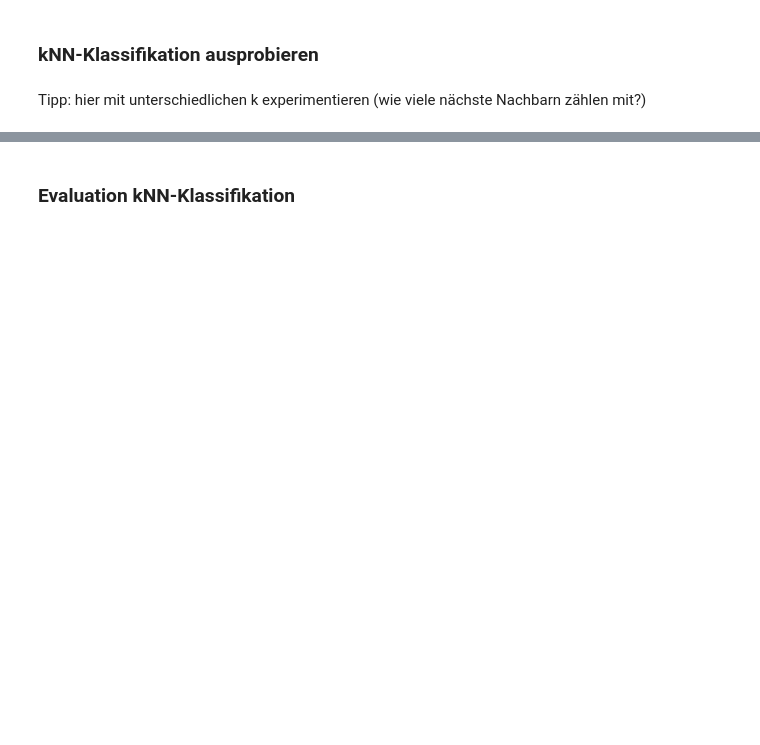
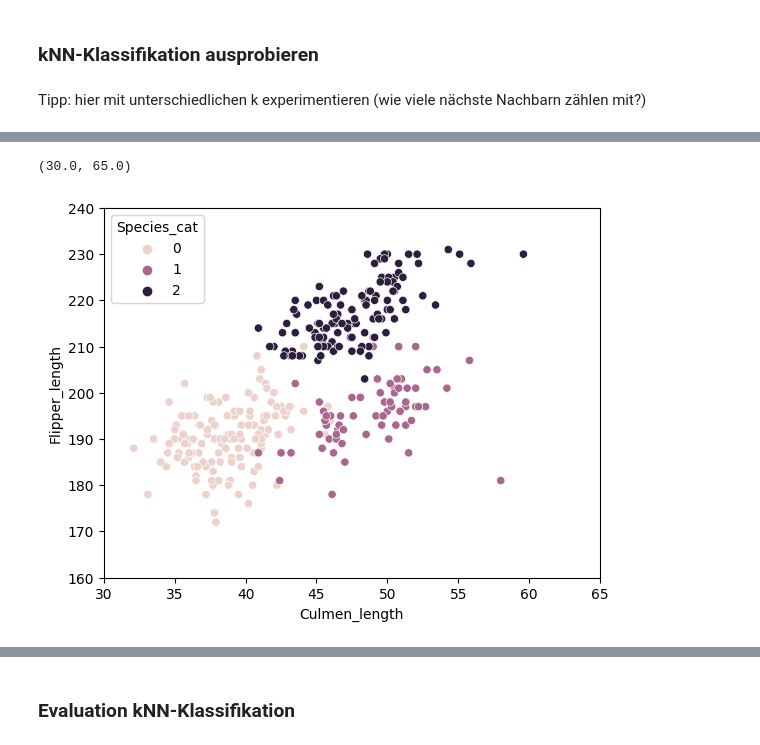
Before and after one commit to anke-schue/Penguins, a Jupyter notebook: Kopie von 23S_projekt_penguins.ipynb, the cells around one changed output, grey strips where cells are left out. Saved outputs shown, nothing was run; the diff lists cells and outputs as text; code cells hidden in the pictures; blank space fills up the shorter version.

```diff
--- a/Kopie von 23S_projekt_penguins.ipynb
+++ b/Kopie von 23S_projekt_penguins.ipynb
@@ -134,8 +256,11 @@ y = dropna_penguins["target"]
 # %%
-sns.scatterplot(data = dropna_penguins, x = "culmen_length_mm", y = "flipper_length_mm", hue = "target")
+sns.scatterplot(data = dropna_penguins, x = "Culmen_length", y = "Flipper_length", hue = "Species_cat")
 
-# setze Limits für x- und y-Achse
+# Setze Limits für x- und y-Achse
 plt.ylim(160, 240)
 plt.xlim(30, 65)
+# %% [output]
+(30.0, 65.0)
+[figure, added]
 # %%
 X
```
Also changed, not shown: parts of 77 cells of this notebook.
